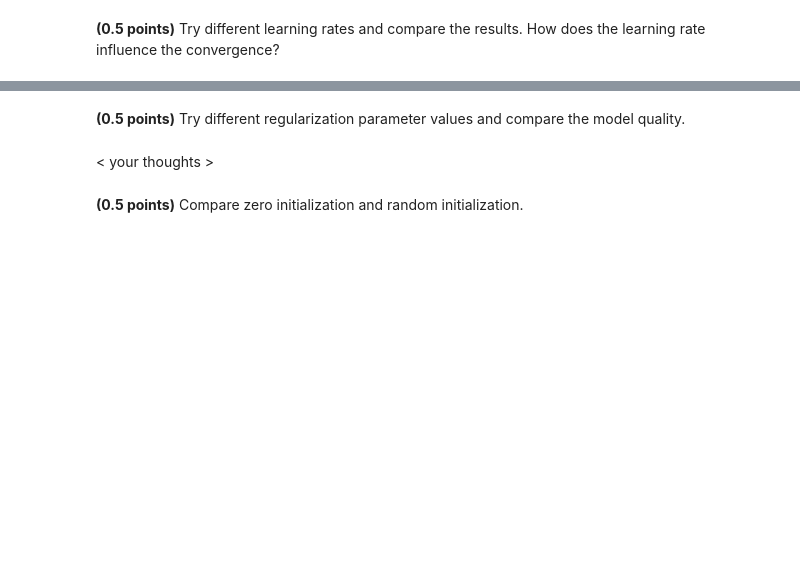
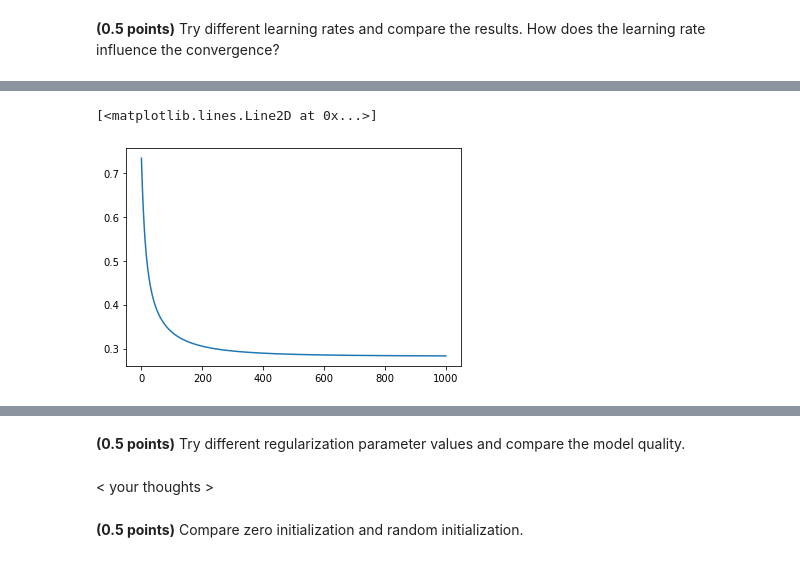
Before and after one commit to Ksenia41/RS-ML-2, a Jupyter notebook: hw_classification.ipynb, the cells around one changed output, grey strips where cells are left out. Saved outputs shown, nothing was run; the diff lists cells and outputs as text; code cells hidden in the pictures; blank space fills up the shorter version.

```diff
--- a/hw_classification.ipynb
+++ b/hw_classification.ipynb
@@ -232,0 +245,5 @@ lr_clf.get_loss(X_train,lr_clf.weights_, y_train)
+# %%
+plt.plot(m1.loss_hist)
+# %% [output]
+[<matplotlib.lines.Line2D at 0x...>]
+[figure, added]
```
Also changed, not shown: parts of 18 cells of this notebook.
